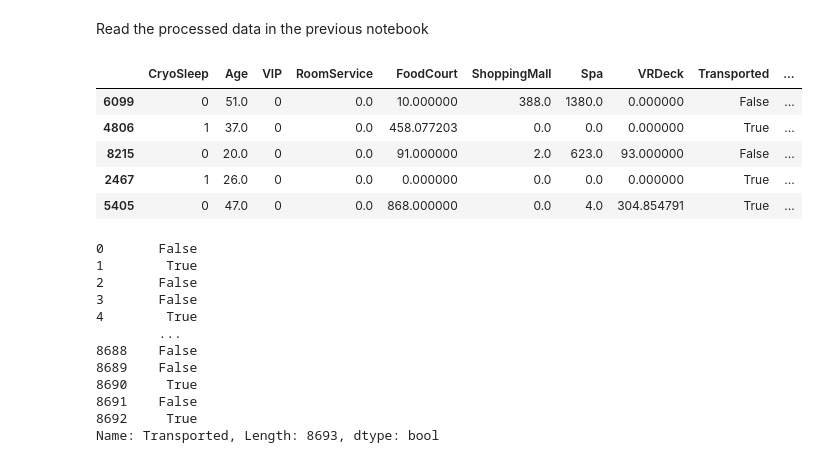
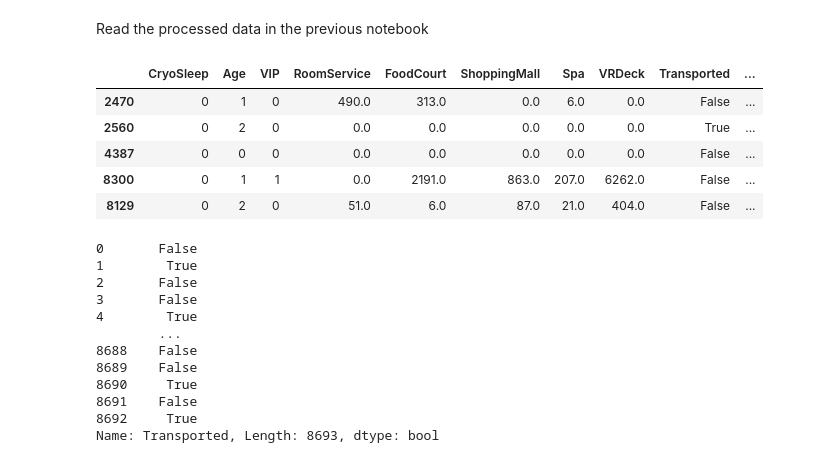
Before and after one commit to ArrogantNobody/kaggle, a Jupyter notebook: spaceship-titanic/basic_XGBoost.ipynb, the cells around one changed output. Saved outputs shown, nothing was run; the diff lists cells and outputs as text; code cells hidden in the pictures.

```diff
--- a/spaceship-titanic/basic_XGBoost.ipynb
+++ b/spaceship-titanic/basic_XGBoost.ipynb
@@ -13,18 +13,18 @@ from sklearn.preprocessing import StandardScaler, MinMaxScaler, LabelEncoder
 # %% [markdown]
 Read the processed data in the previous notebook
 # %%
-train_df = pd.read_csv('processed data\processed_train.csv')
-test_df = pd.read_csv('processed data\processed_test.csv')
+train_df = pd.read_csv('processed data\processed_train_Agebin.csv')
+test_df = pd.read_csv('processed data\processed_test_Agebin.csv')
 TARGET = 'Transported'
 
 train_df.sample(5)
 # %% [output]
 |  | CryoSleep | Age | VIP | RoomService | FoodCourt | ShoppingMall | Spa | VRDeck | Transported | ... |
-| 6099 | 0 | 51.0 | 0 | 0.0 | 10.000000 | 388.0 | 1380.0 | 0.000000 | False | ... |
-| 4806 | 1 | 37.0 | 0 | 0.0 | 458.077203 | 0.0 | 0.0 | 0.000000 | True | ... |
-| 8215 | 0 | 20.0 | 0 | 0.0 | 91.000000 | 2.0 | 623.0 | 93.000000 | False | ... |
-| 2467 | 1 | 26.0 | 0 | 0.0 | 0.000000 | 0.0 | 0.0 | 0.000000 | True | ... |
-| 5405 | 0 | 47.0 | 0 | 0.0 | 868.000000 | 0.0 | 4.0 | 304.854791 | True | ... |
+| 2470 | 0 | 1 | 0 | 490.0 | 313.0 | 0.0 | 6.0 | 0.0 | False | ... |
+| 2560 | 0 | 2 | 0 | 0.0 | 0.0 | 0.0 | 0.0 | 0.0 | True | ... |
+| 4387 | 0 | 0 | 0 | 0.0 | 0.0 | 0.0 | 0.0 | 0.0 | False | ... |
+| 8300 | 0 | 1 | 1 | 0.0 | 2191.0 | 863.0 | 207.0 | 6262.0 | False | ... |
+| 8129 | 0 | 2 | 0 | 51.0 | 6.0 | 87.0 | 21.0 | 404.0 | False | ... |
 # %%
 X = train_df.drop(TARGET, axis=1)
 y = train_df[TARGET]
```
Also changed, not shown: parts of 7 cells of this notebook, 15 other files.
